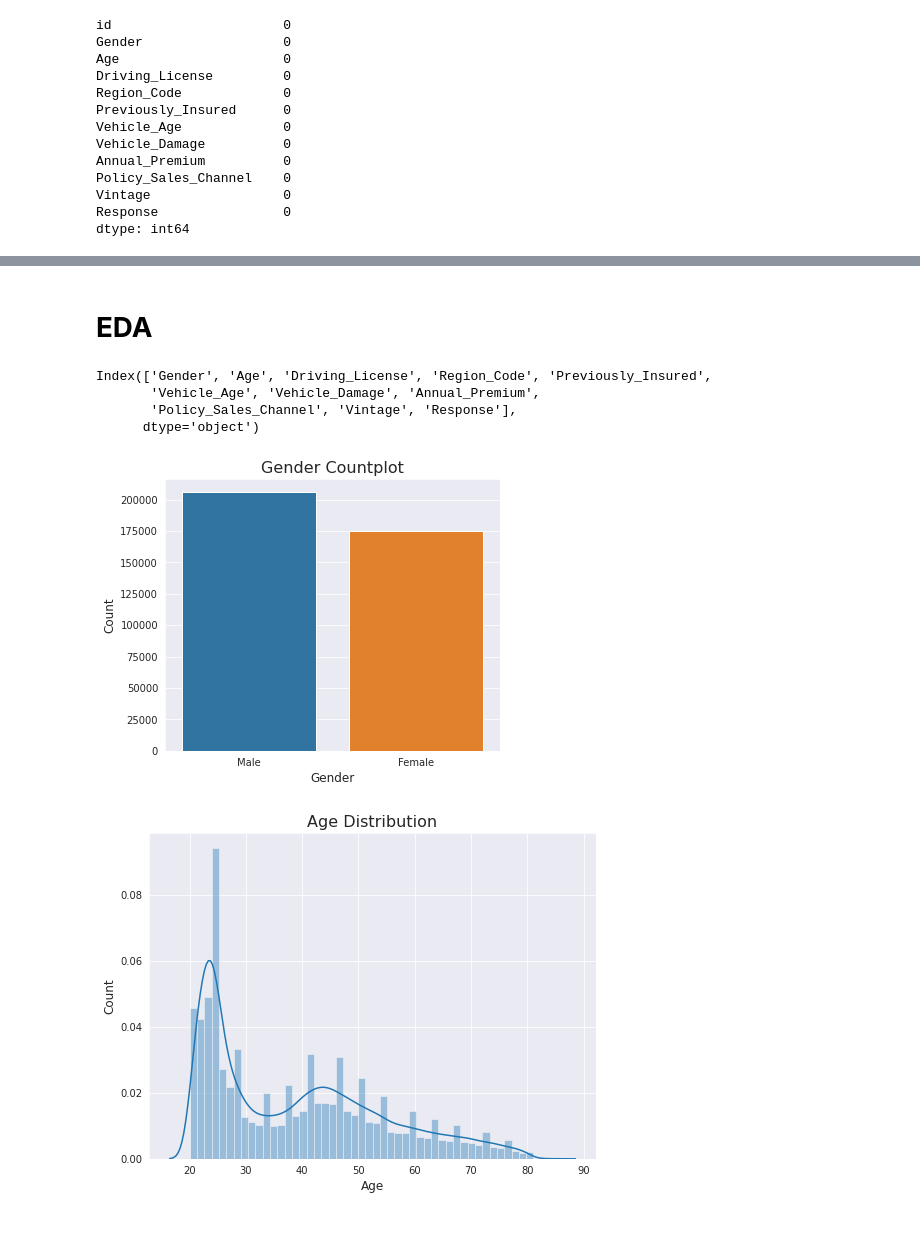
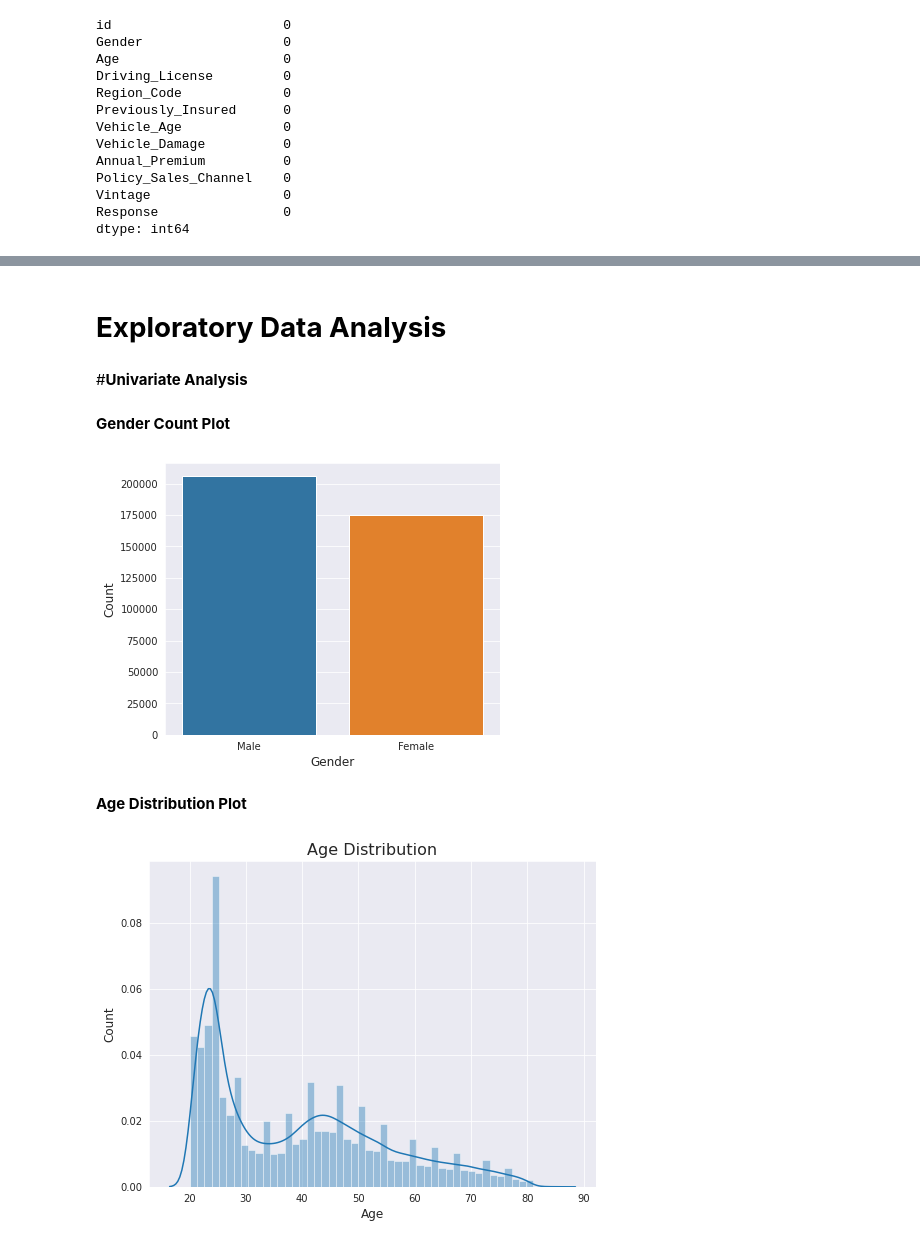
Before and after one commit to AshboyOP/Health-Insurance-Prediction-Capstone-Project, a Jupyter notebook: Classification_Capstone.ipynb, the cells around one changed output, grey strips where cells are left out. Saved outputs shown, nothing was run; the diff lists cells and outputs as text; code cells hidden in the pictures.

```diff
--- a/Classification_Capstone.ipynb
+++ b/Classification_Capstone.ipynb
@@ -100,22 +95,20 @@ df.head()
-# %% [markdown]
-# **EDA**
-# %%
-df.columns
-# %% [output]
-Index(['Gender', 'Age', 'Driving_License', 'Region_Code', 'Previously_Insured',
-       'Vehicle_Age', 'Vehicle_Damage', 'Annual_Premium',
-       'Policy_Sales_Channel', 'Vintage', 'Response'],
-      dtype='object')
+# %% [markdown]
+# **Exploratory Data Analysis**
+# %% [markdown]
+#**Univariate Analysis**
+# %% [markdown]
+**Gender Count Plot**
 # %%
 sns.set_style('darkgrid')
 plt.figure(figsize=(6,5))
 sns.countplot(df['Gender'])
-plt.title('Gender Countplot', fontsize=16)
 plt.xlabel('Gender', fontsize=12)
 plt.ylabel('Count', fontsize=12)
 plt.show()
 # %% [output]
-[figure, old version]
+[figure, new version]
+# %% [markdown]
+**Age Distribution Plot**
 # %%
 sns.set_style('darkgrid')
 plt.figure(figsize=(8,6))
```
Also changed, not shown: parts of 47 cells of this notebook.
